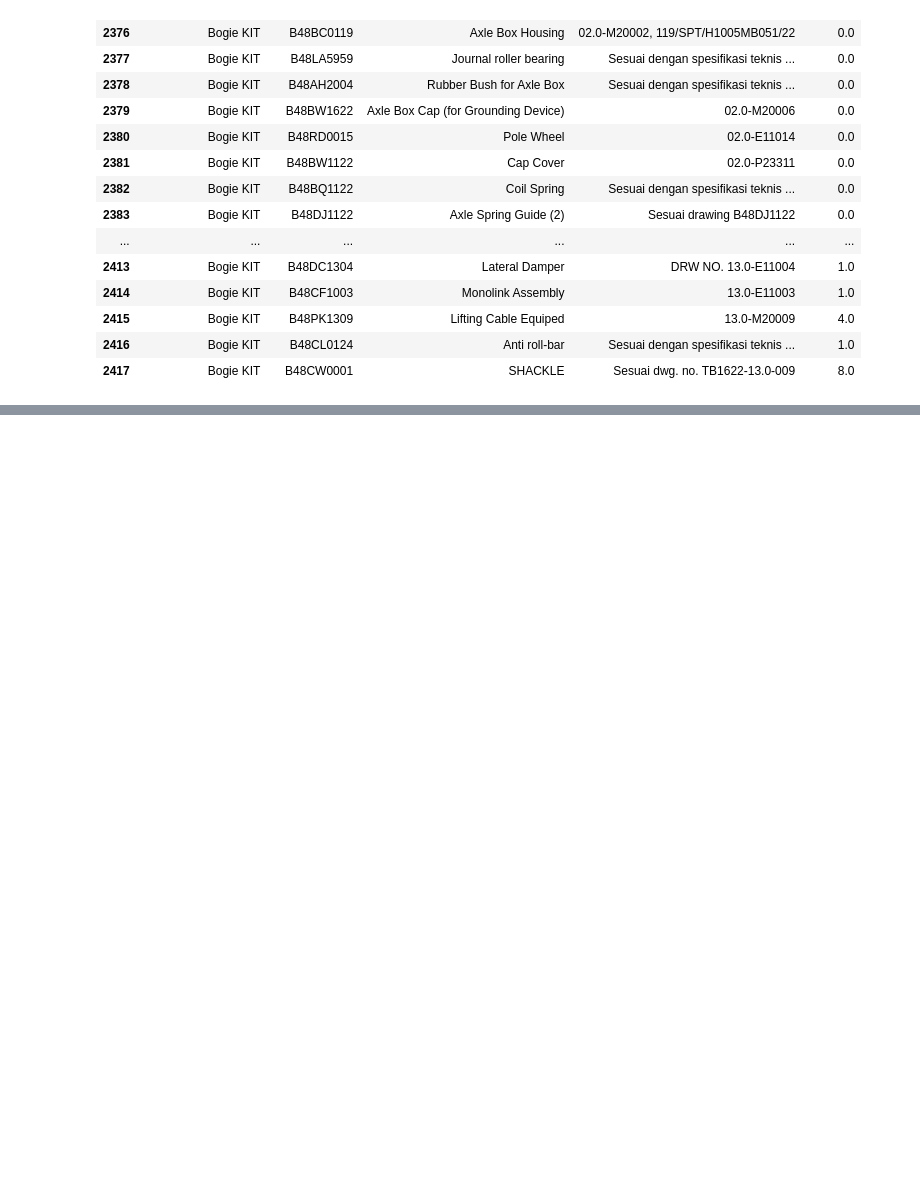
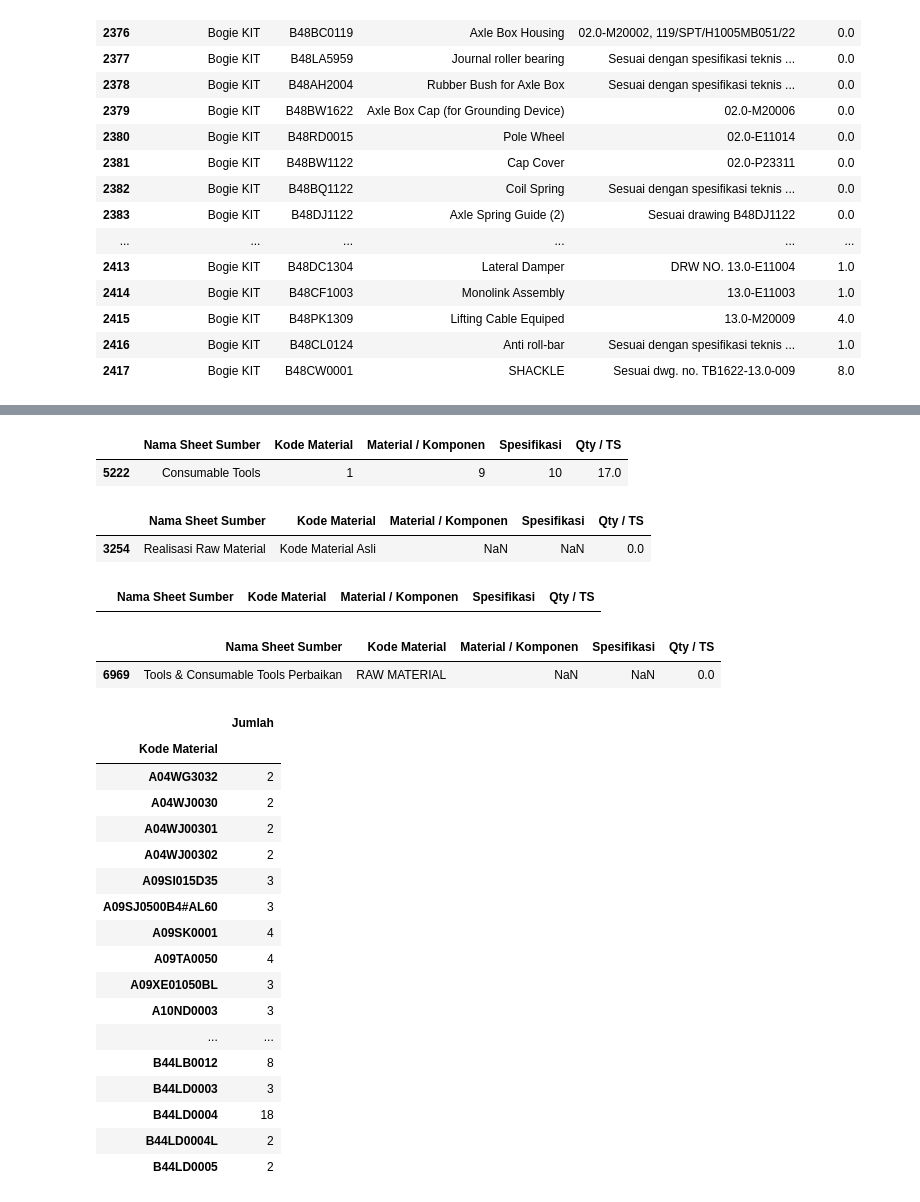
Before and after one commit to widura26/recap-automation, a Jupyter notebook: recap_automation.ipynb, the cells around one changed output, grey strips where cells are left out. Drawn from its saved outputs; the diff is of its cells as text; code cells hidden in the pictures; blank space fills up the shorter version.

```diff
--- a/recap_automation.ipynb
+++ b/recap_automation.ipynb
@@ -742,0 +744,3 @@ bogieKitData
+# %%
+basedonKomat = data.groupby("Kode Material").size()
+basedonKomat
@@ -742,0 +763,43 @@ bogieKitData
+# %%
+data[data["Kode Material"] == "1"] #harus dibersihkan karena tidak termasuk data "BOM"
+# %% [output]
+|  | Nama Sheet Sumber | Kode Material | Material / Komponen | Spesifikasi | Qty / TS |
+| 5222 | Consumable Tools | 1 | 9 | 10 | 17.0 |
+# %%
+data[data["Kode Material"] == "Kode Material Asli"] #harus dibersihkan karena tidak termasuk data "BOM"
+# %% [output]
+|  | Nama Sheet Sumber | Kode Material | Material / Komponen | Spesifikasi | Qty / TS |
+| 3254 | Realisasi Raw Material | Kode Material Asli | NaN | NaN | 0.0 |
+# %%
+data[(data["Nama Sheet Sumber"] == "Realisasi Raw Material") & (data["Qty / TS"] != 0.0)] #harus diperiksa dengan kasih value Qty / TS (Series) ke sheet Realisasi Raw Material
+# %% [output]
+|  | Nama Sheet Sumber | Kode Material | Material / Komponen | Spesifikasi | Qty / TS |
+# %%
+data[data["Kode Material"] == "RAW MATERIAL"]
+# %% [output]
+|  | Nama Sheet Sumber | Kode Material | Material / Komponen | Spesifikasi | Qty / TS |
+| 6969 | Tools & Consumable Tools Perbaikan | RAW MATERIAL | NaN | NaN | 0.0 |
+# %%
+pd.set_option('display.max_rows', None)
+# %%
+dataKomat = basedonKomat.to_frame(name="Jumlah")
+dataKomat[dataKomat["Jumlah"] > 1]
+# %% [output]
+|  | Jumlah |
+| Kode Material |  |
+| A04WG3032 | 2 |
+| A04WJ0030 | 2 |
+| A04WJ00301 | 2 |
+| A04WJ00302 | 2 |
+| A09SI015D35 | 3 |
+| A09SJ0500B4#AL60 | 3 |
+| A09SK0001 | 4 |
+| A09TA0050 | 4 |
+| A09XE01050BL | 3 |
+| A10ND0003 | 3 |
+| ... | ... |
+| B44LB0012 | 8 |
+| B44LD0003 | 3 |
+| B44LD0004 | 18 |
+| B44LD0004L | 2 |
+| B44LD0005 | 2 |
```
Also changed, not shown: parts of 5 cells of this notebook.
